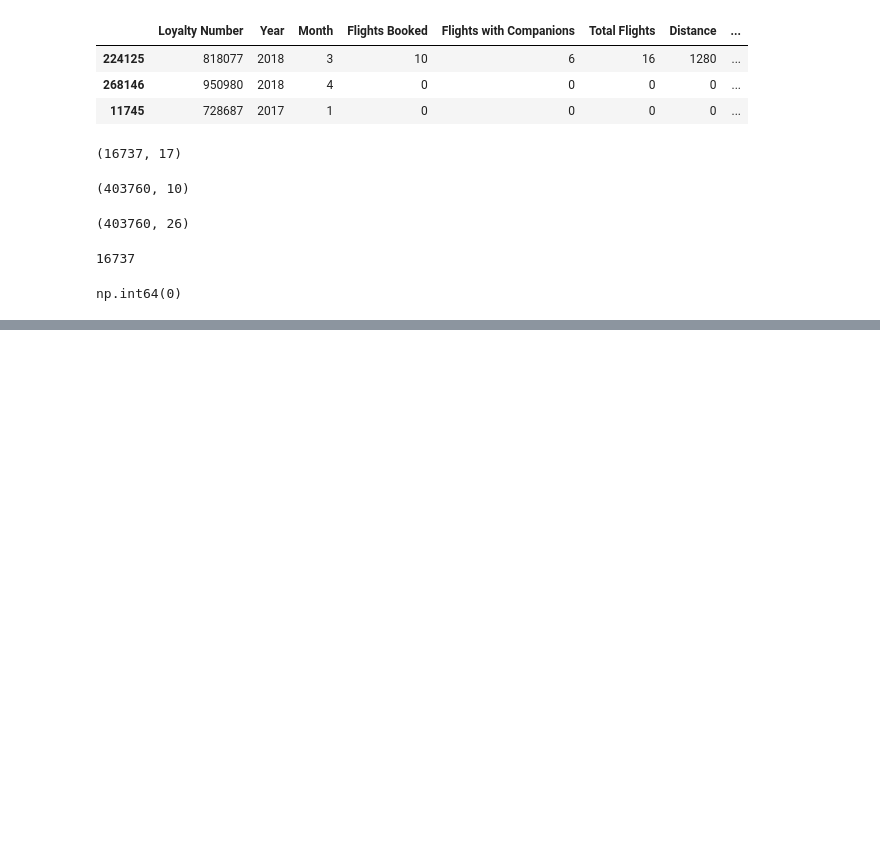
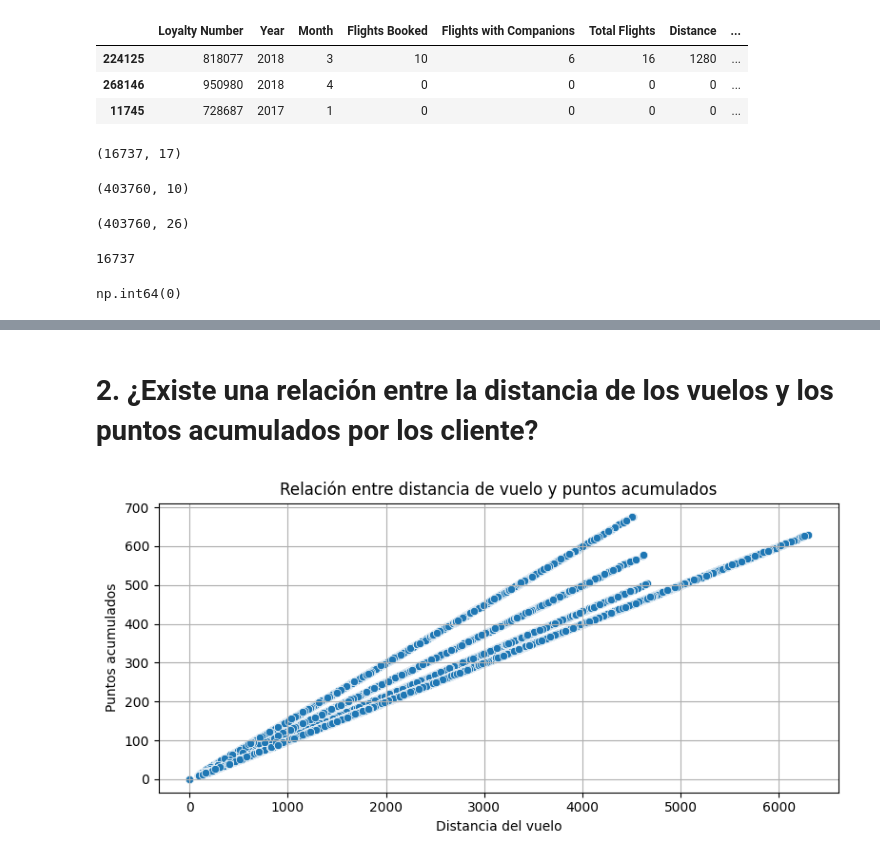
Before and after one commit to Adalab/bda-modulo-3-evaluacion-final-Isabel-GM, a Jupyter notebook: Ejercicio evaluacion mod 3.ipynb, the cells around one changed output, grey strips where cells are left out. Cells and saved outputs as stored; diff of their text form; code cells hidden in the pictures; blank space fills up the shorter version.

```diff
--- a/Ejercicio evaluacion mod 3.ipynb
+++ b/Ejercicio evaluacion mod 3.ipynb
@@ -554,0 +613,19 @@ Usando las herramientas de visualizacion que has aprendido durante este módulo,
+# %% [markdown]
+# 2. ¿Existe una relación entre la distancia de los vuelos y los puntos acumulados por los cliente?
+# %%
+# Columnas que necesito: "Distance" (num)-> me da la distancia del vuelo o vuelos recorridos ese mes,  " Points Acumulated"(num) -> puntos acumulados ese mes
+# Utilizare un scatterplot (dispersion) porque se trata de dos variables numericas y puedo ver asi si hay una relacion lineal o no.
+
+# scatterplot:
+
+plt.figure(figsize=(8,4))  # defino el tamaño del grafico.
+sns.scatterplot(data=df_unido, x='Distance', y='Points Accumulated') # le digo que df utilizar y que columnas en que eje
+plt.title('Relación entre distancia de vuelo y puntos acumulados')
+plt.xlabel('Distancia del vuelo')
+plt.ylabel('Puntos acumulados')
+plt.grid(True) # añado lineas horizontales y verticales
+plt.tight_layout();
+
+# si utilizo "regplot" se sobrecarga porque ya es muy clara la tendencia.
+# %% [output]
+[figure, added]
```
Also changed, not shown: parts of 11 cells of this notebook, 1 other file.
